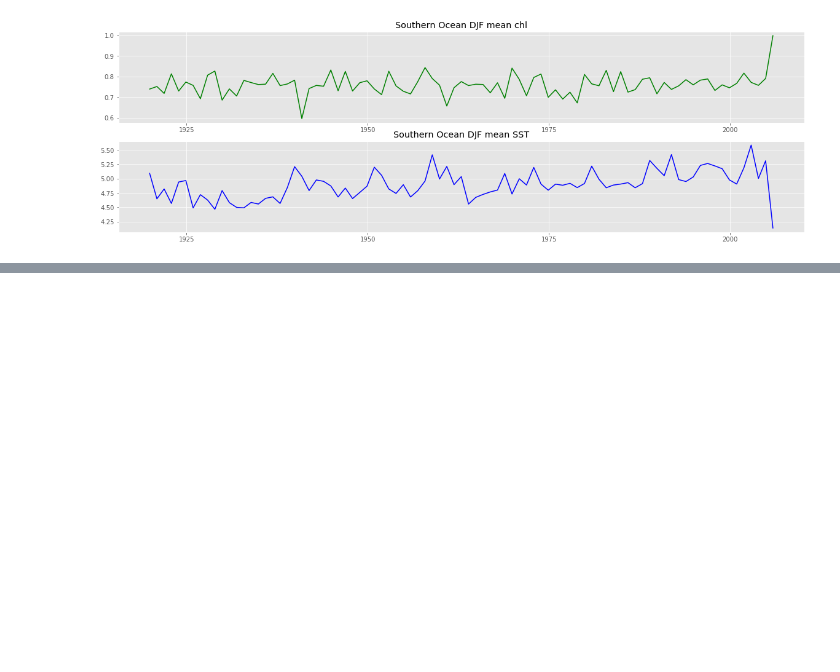
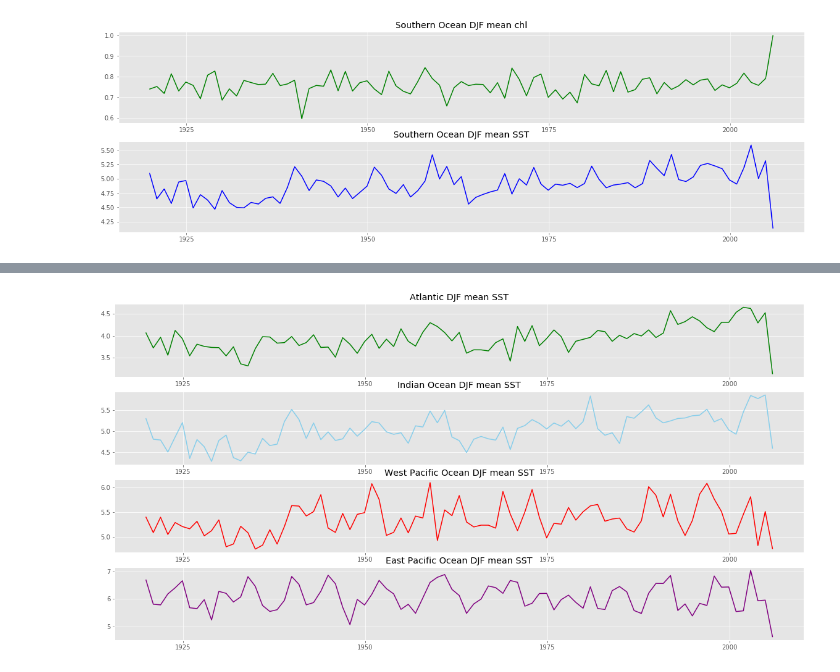
Before and after one commit to Zephyr-Sylvester/krill-cesm-le, a Jupyter notebook: notebooks/DJF-timeseries.ipynb, the cells around one changed output, grey strips where cells are left out. Saved outputs shown, nothing was run; the diff lists cells and outputs as text; code cells hidden in the pictures; blank space fills up the shorter version.

```diff
--- a/notebooks/DJF-timeseries.ipynb
+++ b/notebooks/DJF-timeseries.ipynb
@@ -272,0 +315,27 @@ plt.savefig('SSTxCHL-1920-2005.png')
+# %%
+# Plot all Basins
+fig = plt.figure(figsize=(20,10))
+
+ax1 = fig.add_subplot(411)
+ax1.set_title('Atlantic DJF mean SST')
+ax1.plot(sst_atl_mean['time'].values, sst_atl_mean.values, color = 'green')
+plt.gca()
+
+ax2 = fig.add_subplot(412)
+ax2.set_title('Indian Ocean DJF mean SST')
+ax2.plot(sst_ind_mean['time'].values, sst_ind_mean.values, color = 'skyblue')
+plt.gca()
+
+ax3 = fig.add_subplot(413)
+ax3.set_title('West Pacific Ocean DJF mean SST')
+ax3.plot(sst_wpac_mean['time'].values, sst_wpac_mean.values, color = 'red')
+plt.gca()
+
+ax4 = fig.add_subplot(414)
+ax4.set_title('East Pacific Ocean DJF mean SST')
+ax4.plot(sst_epac_mean['time'].values, sst_epac_mean.values, color = 'purple')
+plt.gca()
+
+plt.savefig('Regional-DJF-SST-Timeseries-Mean.png')
+# %% [output]
+[figure, added]
```
Also changed, not shown: parts of 8 cells of this notebook, 4 other files.
